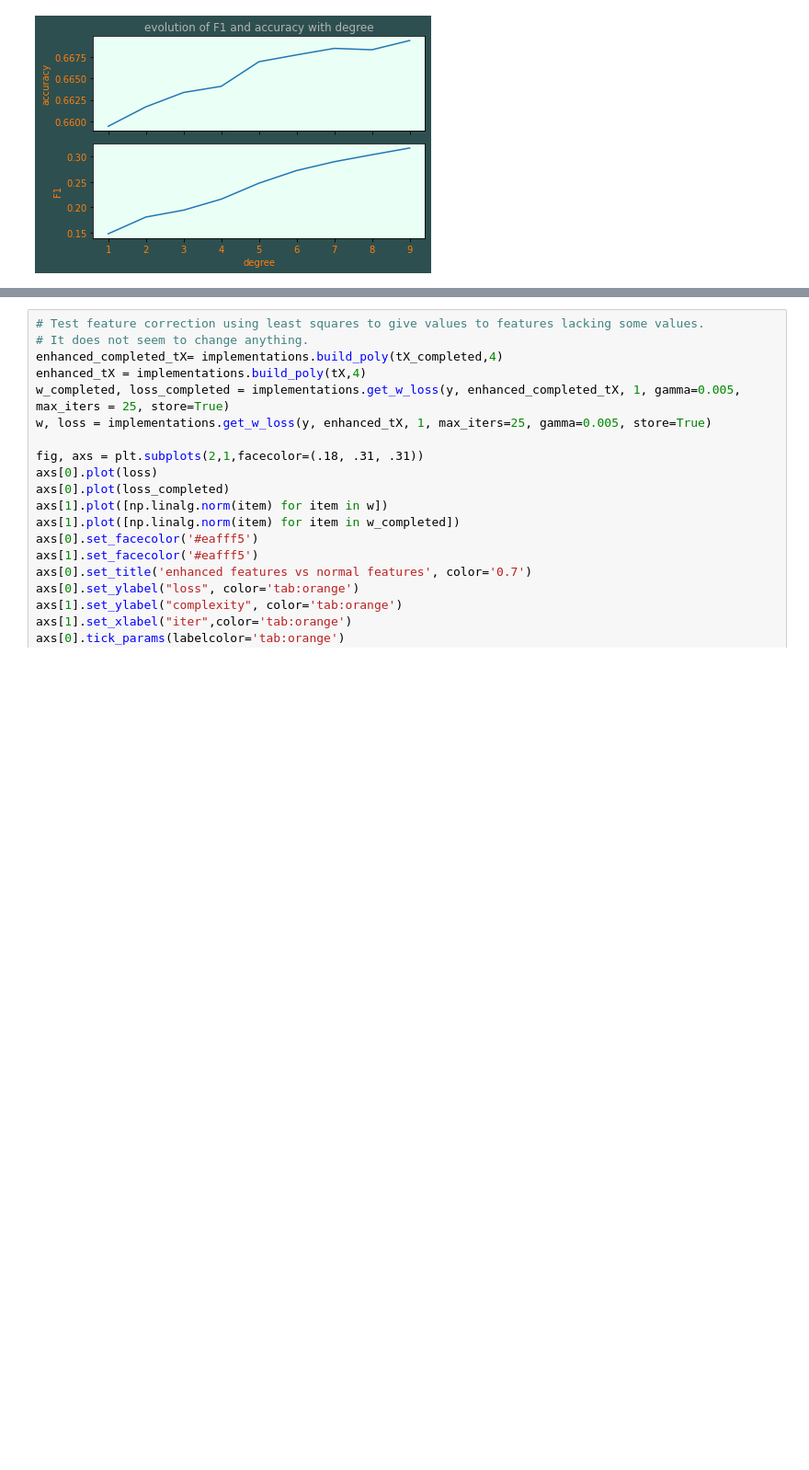
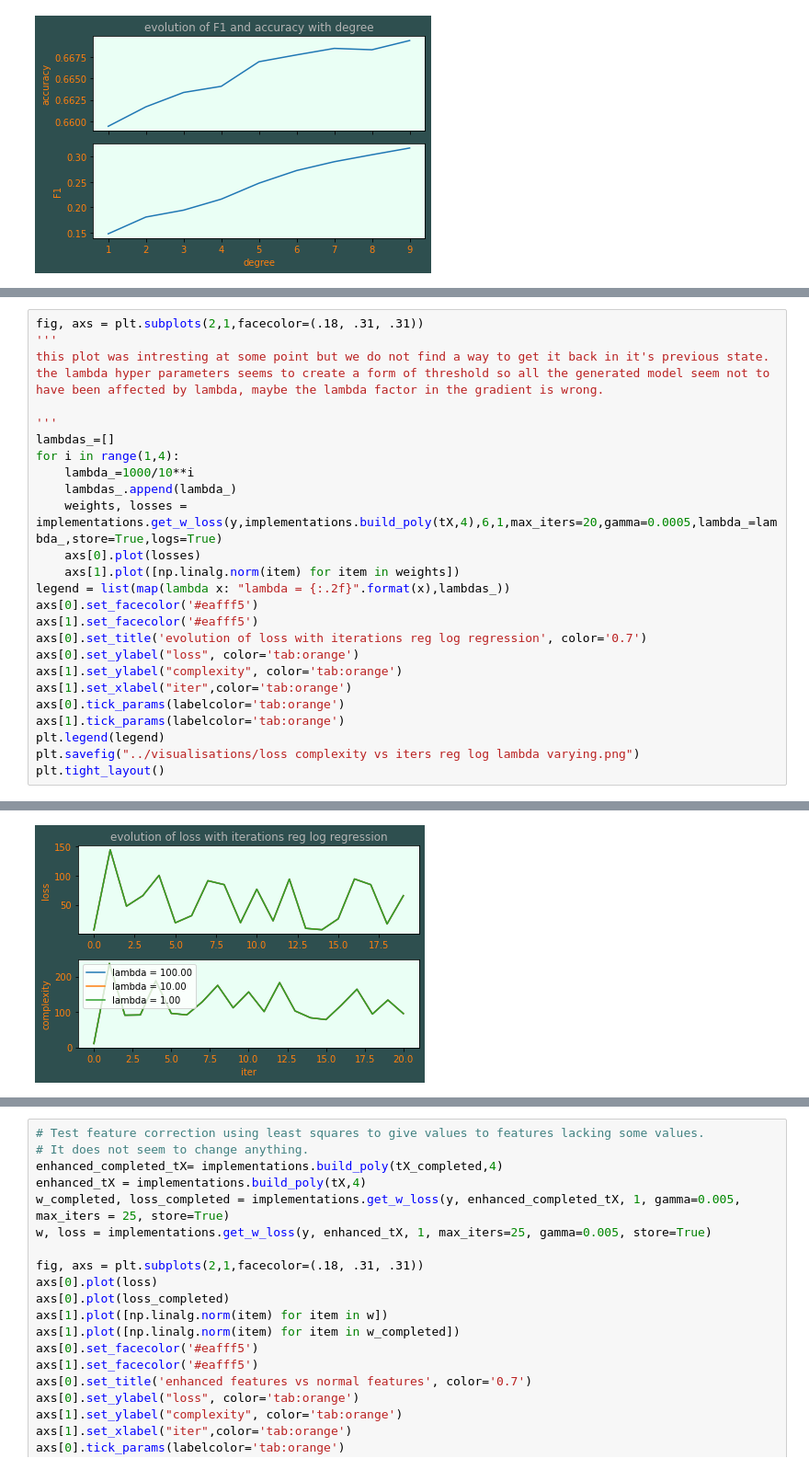
Before and after one commit to JeanBaptiste-dlb/project1_ML, a Jupyter notebook: project1/scripts/project1.ipynb, the cells around one changed output, grey strips where cells are left out. Shown: that part at 92% size. Cells and saved outputs as stored; diff of their text form; blank space fills up the shorter version.

```diff
--- a/project1/scripts/project1.ipynb
+++ b/project1/scripts/project1.ipynb
@@ -169,0 +192,26 @@ plt.show()
+# %%
+fig, axs = plt.subplots(2,1,facecolor=(.18, .31, .31))
+'''
+this plot was intresting at some point but we do not find a way to get it back in it's previous state. the lambda hyper parameters seems to create a form of threshold so all the generated model seem not to have been affected by lambda, maybe the lambda factor in the gradient is wrong.
+
+'''
+lambdas_=[]
+for i in range(1,4):
+    lambda_=1000/10**i
+    lambdas_.append(lambda_)
+    weights, losses = implementations.get_w_loss(y,implementations.build_poly(tX,4),6,1,max_iters=20,gamma=0.0005,lambda_=lambda_,store=True,logs=True)
+    axs[0].plot(losses)
+    axs[1].plot([np.linalg.norm(item) for item in weights])
+legend = list(map(lambda x: "lambda = {:.2f}".format(x),lambdas_))
+axs[0].set_facecolor('#eafff5')
+axs[1].set_facecolor('#eafff5')
+axs[0].set_title('evolution of loss with iterations reg log regression', color='0.7')
+axs[0].set_ylabel("loss", color='tab:orange')
+axs[1].set_ylabel("complexity", color='tab:orange')
+axs[1].set_xlabel("iter",color='tab:orange')
+axs[0].tick_params(labelcolor='tab:orange')
+axs[1].tick_params(labelcolor='tab:orange')
+plt.legend(legend)
+plt.savefig("../visualisations/loss complexity vs iters reg log lambda varying.png")
+plt.tight_layout()
+# %% [output]
@@ -170,3 +221,4 @@ plt.show()
+[figure, added]
 # %%
 fig, axs = plt.subplots(2,1,facecolor=(.18, .31, .31))
 gammas=[]
```
Also changed, not shown: parts of 13 cells of this notebook, 5 other files.
